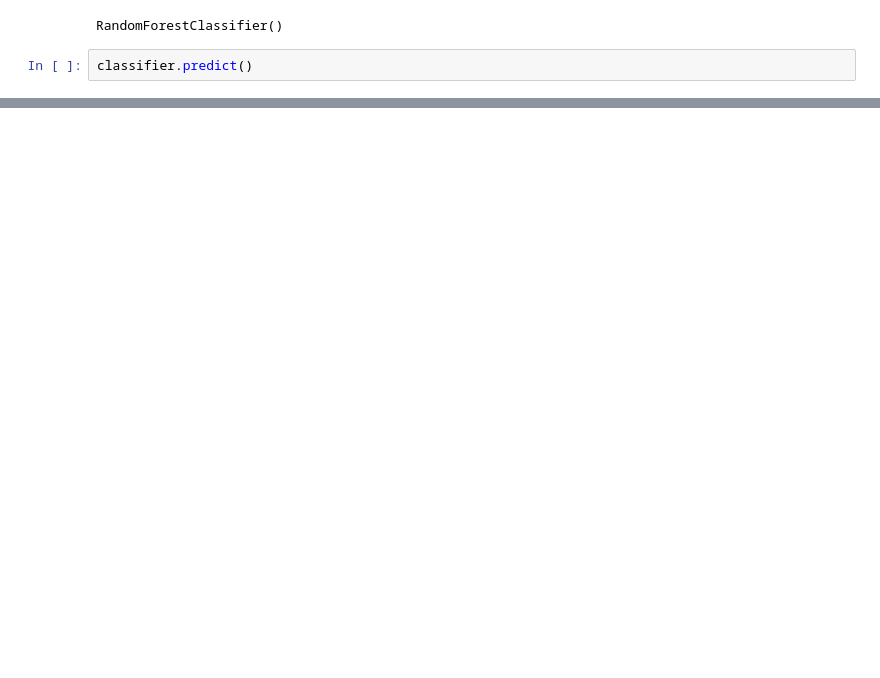
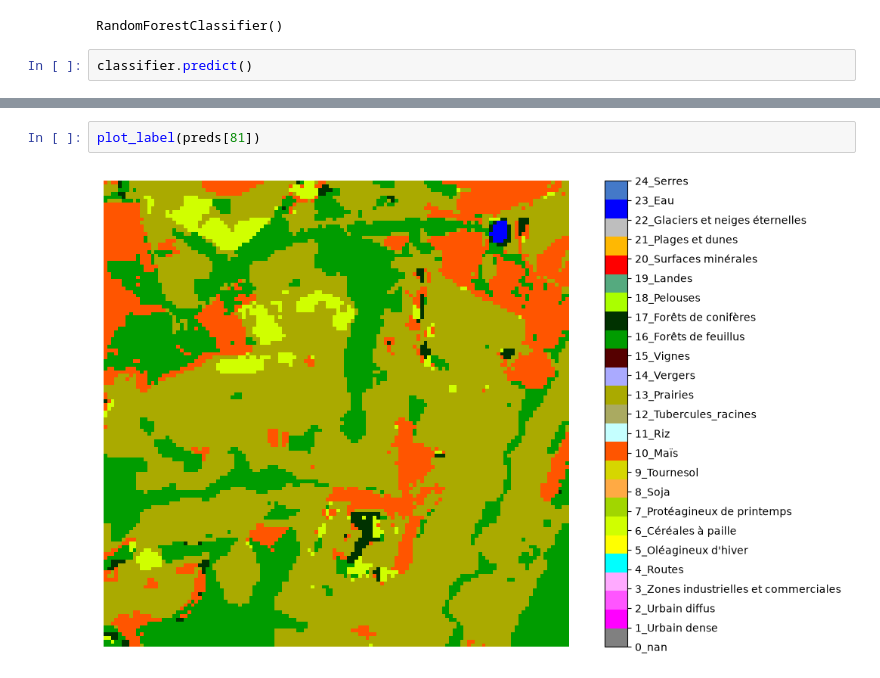
Before and after one commit to hugokerino/next_oso, a Jupyter notebook: RandomForest/test.ipynb, the cells around one changed output, grey strips where cells are left out. Drawn from its saved outputs; the diff is of its cells as text; blank space fills up the shorter version.

```diff
--- a/RandomForest/test.ipynb
+++ b/RandomForest/test.ipynb
@@ -86,0 +155,4 @@ classifier.predict()
+# %%
+plot_label(preds[81])
+# %% [output]
+[figure, added]
```
Also changed, not shown: parts of 10 cells of this notebook, 10 other files.
